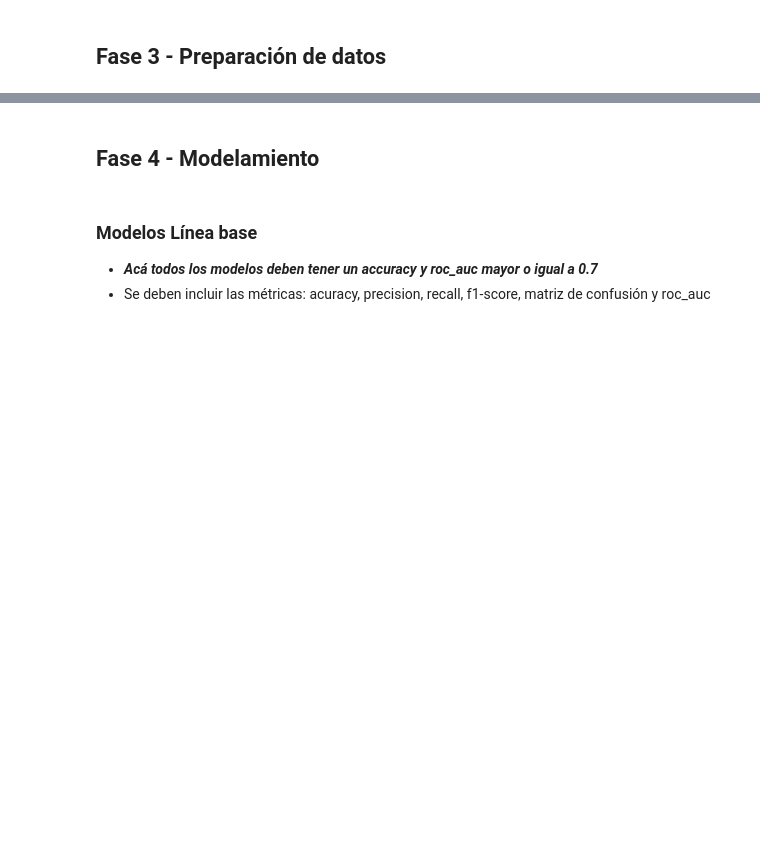
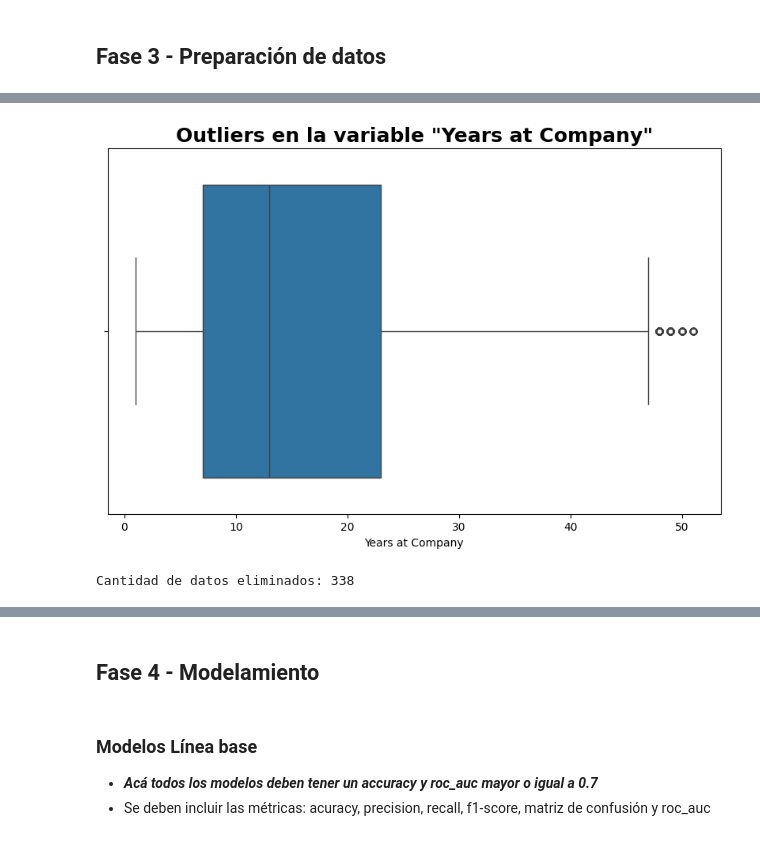
Before and after one commit to Tyrf1ng/ProyectoIA_Part2, a Jupyter notebook: 620454_ModelosClasificacion_Equipo_X.ipynb, the cells around one changed output, grey strips where cells are left out. Cells and saved outputs as stored; diff of their text form; code cells hidden in the pictures; blank space fills up the shorter version.

Commit message:
Añadir análisis de datos y actualizar .gitignore

```diff
--- a/620454_ModelosClasificacion_Equipo_X.ipynb
+++ b/620454_ModelosClasificacion_Equipo_X.ipynb
@@ -633,11 +650,3 @@ lst_features = np.append(df_correlacion.query("correlacion < 1 and correlacion >
 # %% [output]
 Mayor correlacion positiva :  []
 Mayor correlacion negativa :  []
-# %%
-sns.set(style='whitegrid')
-f, ax = plt.subplots(1,1, figsize=(6, 6))
-ax = sns.histplot(df['Job Level'], kde = True, color = 'c')
-plt.title('Distribución de Frecuencia cardíaca máxima', fontsize = 18, fontweight="bold")
-plt.xlabel("Frecuencia cardiaca máxima", fontsize=14)
-plt.ylabel("Densidad", fontsize=14)
-plt.show()
@@ -649,0 +683,27 @@ plt.show()
+# %%
+plt.figure(figsize=(10, 6))
+sns.boxplot(x=df['Years at Company'])
+plt.title('Outliers en la variable "Years at Company"', fontsize=18, fontweight="bold")
+plt.xlabel('Years at Company')
+plt.show()
+# %% [output]
+[figure, added]
+# %%
+# Calcular los límites inferior y superior para los valores atípicos
+Q1 = df['Years at Company'].quantile(0.25)
+Q3 = df['Years at Company'].quantile(0.75)
+IQR = Q3 - Q1
+lower_bound = Q1 - 1.5 * IQR
+upper_bound = Q3 + 1.5 * IQR
+
+# Filtrar los valores atípicos
+outliers = df[(df['Years at Company'] < lower_bound) | (df['Years at Company'] > upper_bound)]
+
+# Eliminar los valores atípicos del DataFrame
+df_cleaned = df[~((df['Years at Company'] < lower_bound) | (df['Years at Company'] > upper_bound))]
+
+# Mostrar la cantidad de datos eliminados
+num_outliers = outliers.shape[0]
+print(f"Cantidad de datos eliminados: {num_outliers}")
+# %% [output]
+Cantidad de datos eliminados: 338
```
Also changed, not shown: parts of 42 cells of this notebook.
